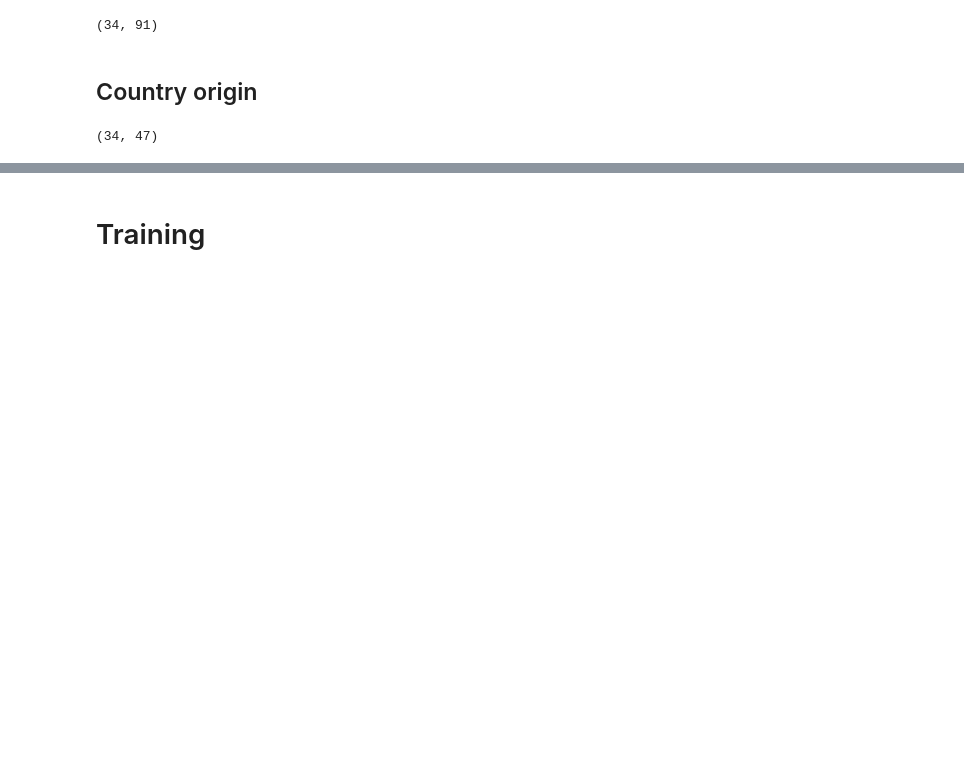
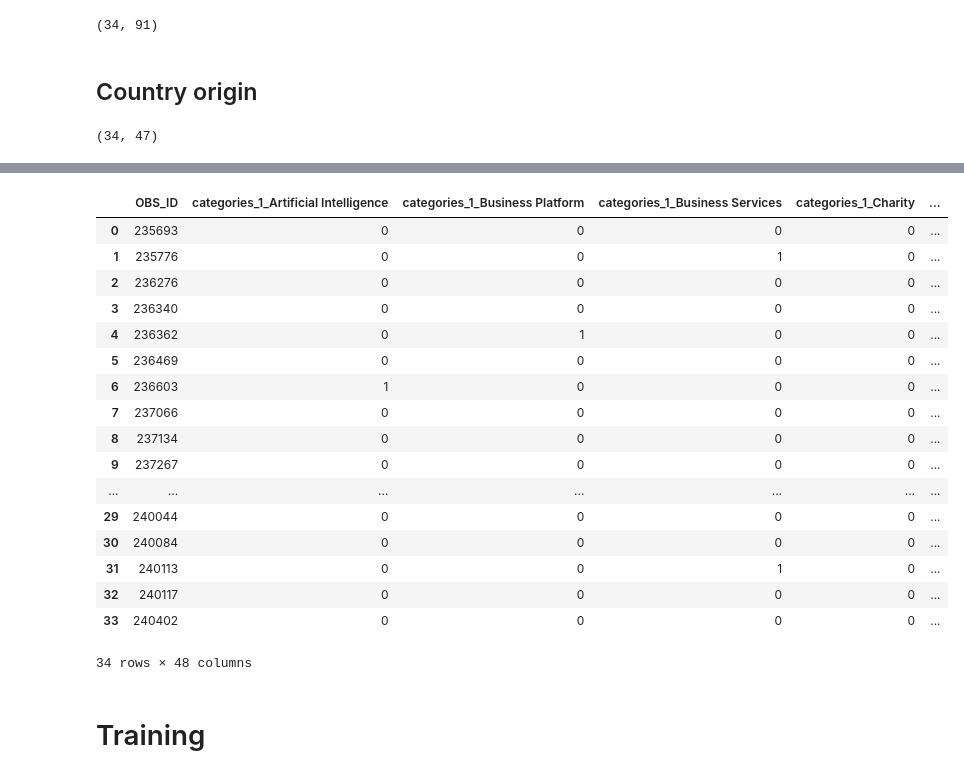
Before and after one commit to AlessandroVol23/predict_ico_success_lmu, a Jupyter notebook: notebooks/0.2_AV_Baseline_Model.ipynb, the cells around one changed output, grey strips where cells are left out. Cells and saved outputs as stored; diff of their text form; code cells hidden in the pictures; blank space fills up the shorter version.

```diff
--- a/notebooks/0.2_AV_Baseline_Model.ipynb
+++ b/notebooks/0.2_AV_Baseline_Model.ipynb
@@ -134,0 +156,2 @@ df_X.shape
+# %%
+df_X = pd.merge(df_X, df[['OBS_ID', 'success']])
@@ -135,2 +160,23 @@ df_X.shape
+# %%
+df_X
+# %% [output]
+|  | OBS_ID | categories_1_Artificial Intelligence | categories_1_Business Platform | categories_1_Business Services | categories_1_Charity | ... |
+| 0 | 235693 | 0 | 0 | 0 | 0 | ... |
+| 1 | 235776 | 0 | 0 | 1 | 0 | ... |
+| 2 | 236276 | 0 | 0 | 0 | 0 | ... |
+| 3 | 236340 | 0 | 0 | 0 | 0 | ... |
+| 4 | 236362 | 0 | 1 | 0 | 0 | ... |
+| 5 | 236469 | 0 | 0 | 0 | 0 | ... |
+| 6 | 236603 | 1 | 0 | 0 | 0 | ... |
+| 7 | 237066 | 0 | 0 | 0 | 0 | ... |
+| 8 | 237134 | 0 | 0 | 0 | 0 | ... |
+| 9 | 237267 | 0 | 0 | 0 | 0 | ... |
+| ... | ... | ... | ... | ... | ... | ... |
+| 29 | 240044 | 0 | 0 | 0 | 0 | ... |
+| 30 | 240084 | 0 | 0 | 0 | 0 | ... |
+| 31 | 240113 | 0 | 0 | 1 | 0 | ... |
+| 32 | 240117 | 0 | 0 | 0 | 0 | ... |
+| 33 | 240402 | 0 | 0 | 0 | 0 | ... |
+34 rows × 48 columns
 # %% [markdown]
 # Training
```
Also changed, not shown: parts of 5 cells of this notebook, 2 other files.
